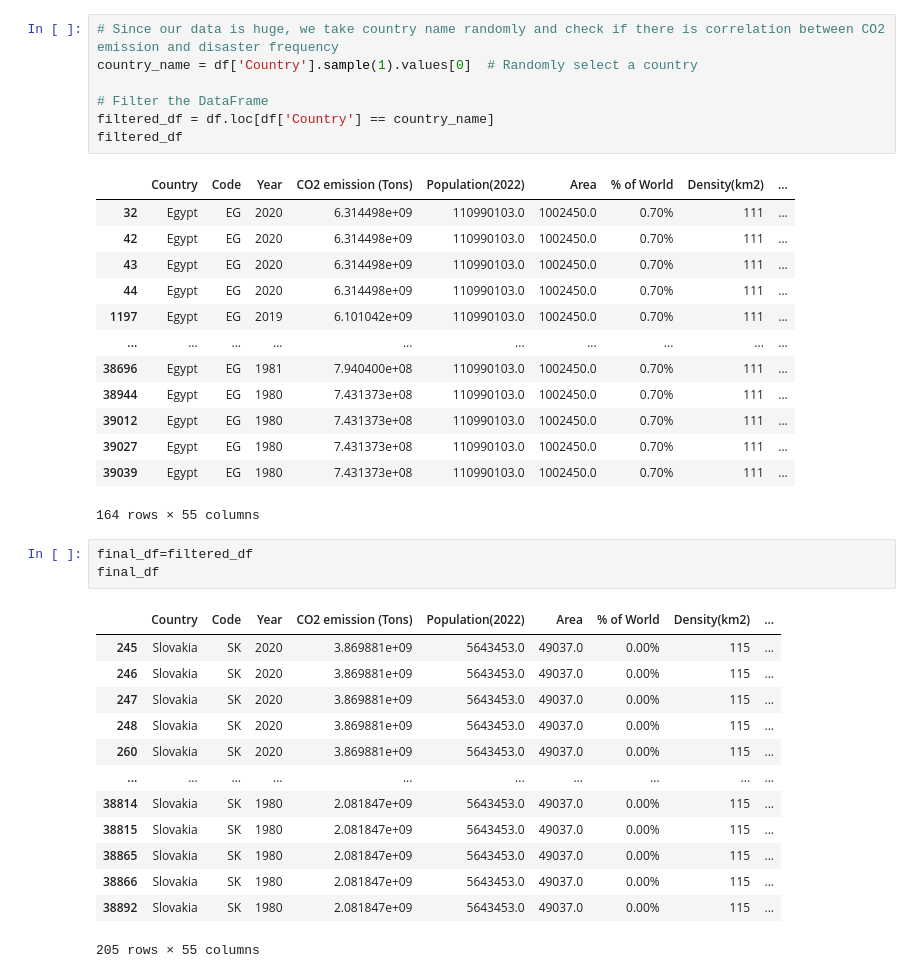
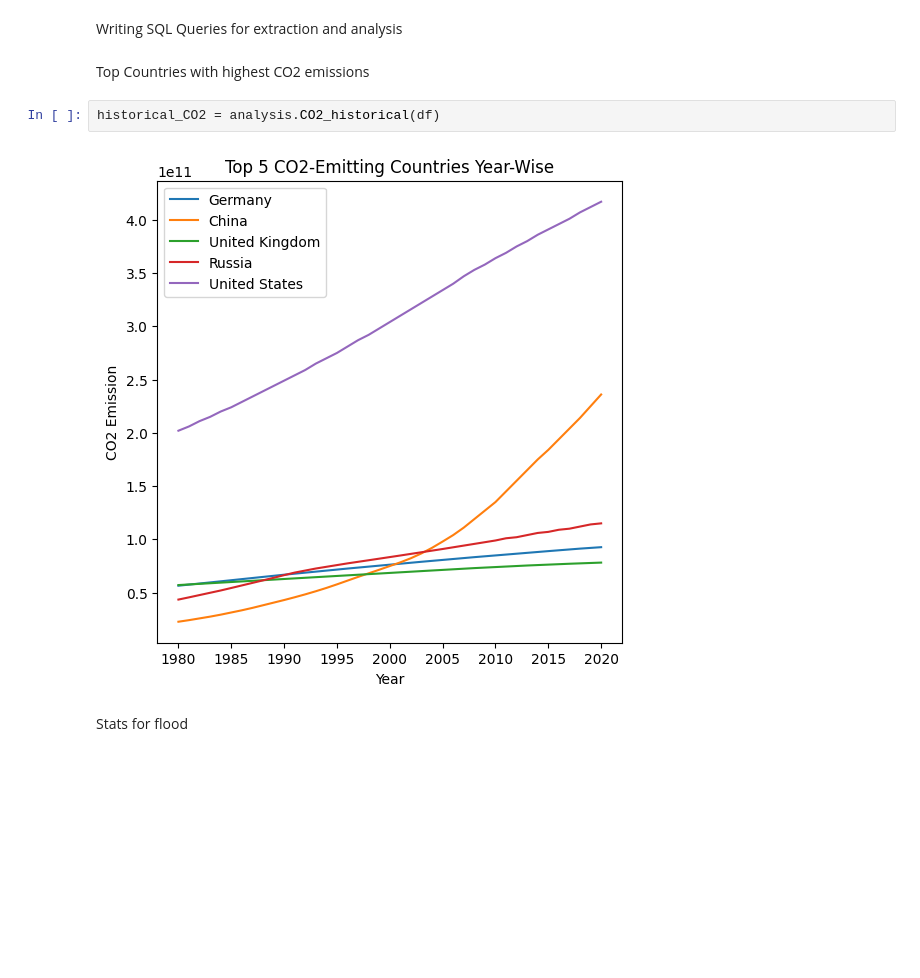
Before and after one commit to poshraj24/Data_Science-MADE, a Jupyter notebook: project/analysis-report.ipynb, the cells around one changed output. Saved outputs shown, nothing was run; the diff lists cells and outputs as text; blank space fills up the shorter version.

Commit message:
Jupyter notebook for exploratory analysis

```diff
--- a/project/analysis-report.ipynb
+++ b/project/analysis-report.ipynb
@@ -20,38 +114,10 @@ df.head()
-# %%
-# Since our data is huge, we take country name randomly and check if there is correlation between CO2 emission and disaster frequency
-country_name = df['Country'].sample(1).values[0]  # Randomly select a country
-
-# Filter the DataFrame
-filtered_df = df.loc[df['Country'] == country_name]
-filtered_df
-# %% [output]
-|  | Country | Code | Year | CO2 emission (Tons) | Population(2022) | Area | % of World | Density(km2) | ... |
-| 32 | Egypt | EG | 2020 | 6.314498e+09 | 110990103.0 | 1002450.0 | 0.70% | 111 | ... |
-| 42 | Egypt | EG | 2020 | 6.314498e+09 | 110990103.0 | 1002450.0 | 0.70% | 111 | ... |
-| 43 | Egypt | EG | 2020 | 6.314498e+09 | 110990103.0 | 1002450.0 | 0.70% | 111 | ... |
-| 44 | Egypt | EG | 2020 | 6.314498e+09 | 110990103.0 | 1002450.0 | 0.70% | 111 | ... |
-| 1197 | Egypt | EG | 2019 | 6.101042e+09 | 110990103.0 | 1002450.0 | 0.70% | 111 | ... |
-| ... | ... | ... | ... | ... | ... | ... | ... | ... | ... |
-| 38696 | Egypt | EG | 1981 | 7.940400e+08 | 110990103.0 | 1002450.0 | 0.70% | 111 | ... |
-| 38944 | Egypt | EG | 1980 | 7.431373e+08 | 110990103.0 | 1002450.0 | 0.70% | 111 | ... |
-| 39012 | Egypt | EG | 1980 | 7.431373e+08 | 110990103.0 | 1002450.0 | 0.70% | 111 | ... |
-| 39027 | Egypt | EG | 1980 | 7.431373e+08 | 110990103.0 | 1002450.0 | 0.70% | 111 | ... |
-| 39039 | Egypt | EG | 1980 | 7.431373e+08 | 110990103.0 | 1002450.0 | 0.70% | 111 | ... |
-164 rows × 55 columns
-# %%
-final_df=filtered_df
-final_df
-# %% [output]
-|  | Country | Code | Year | CO2 emission (Tons) | Population(2022) | Area | % of World | Density(km2) | ... |
-| 245 | Slovakia | SK | 2020 | 3.869881e+09 | 5643453.0 | 49037.0 | 0.00% | 115 | ... |
-| 246 | Slovakia | SK | 2020 | 3.869881e+09 | 5643453.0 | 49037.0 | 0.00% | 115 | ... |
-| 247 | Slovakia | SK | 2020 | 3.869881e+09 | 5643453.0 | 49037.0 | 0.00% | 115 | ... |
-| 248 | Slovakia | SK | 2020 | 3.869881e+09 | 5643453.0 | 49037.0 | 0.00% | 115 | ... |
-| 260 | Slovakia | SK | 2020 | 3.869881e+09 | 5643453.0 | 49037.0 | 0.00% | 115 | ... |
-| ... | ... | ... | ... | ... | ... | ... | ... | ... | ... |
-| 38814 | Slovakia | SK | 1980 | 2.081847e+09 | 5643453.0 | 49037.0 | 0.00% | 115 | ... |
-| 38815 | Slovakia | SK | 1980 | 2.081847e+09 | 5643453.0 | 49037.0 | 0.00% | 115 | ... |
-| 38865 | Slovakia | SK | 1980 | 2.081847e+09 | 5643453.0 | 49037.0 | 0.00% | 115 | ... |
-| 38866 | Slovakia | SK | 1980 | 2.081847e+09 | 5643453.0 | 49037.0 | 0.00% | 115 | ... |
-| 38892 | Slovakia | SK | 1980 | 2.081847e+09 | 5643453.0 | 49037.0 | 0.00% | 115 | ... |
-205 rows × 55 columns
+# %% [markdown]
+Writing SQL Queries for extraction and analysis
+# %% [markdown]
+Top Countries with highest CO2 emissions
+# %%
+historical_CO2 = analysis.CO2_historical(df)
+# %% [output]
+[figure, added]
+# %% [markdown]
+Stats for flood
```
Also changed, not shown: parts of 17 cells of this notebook.
